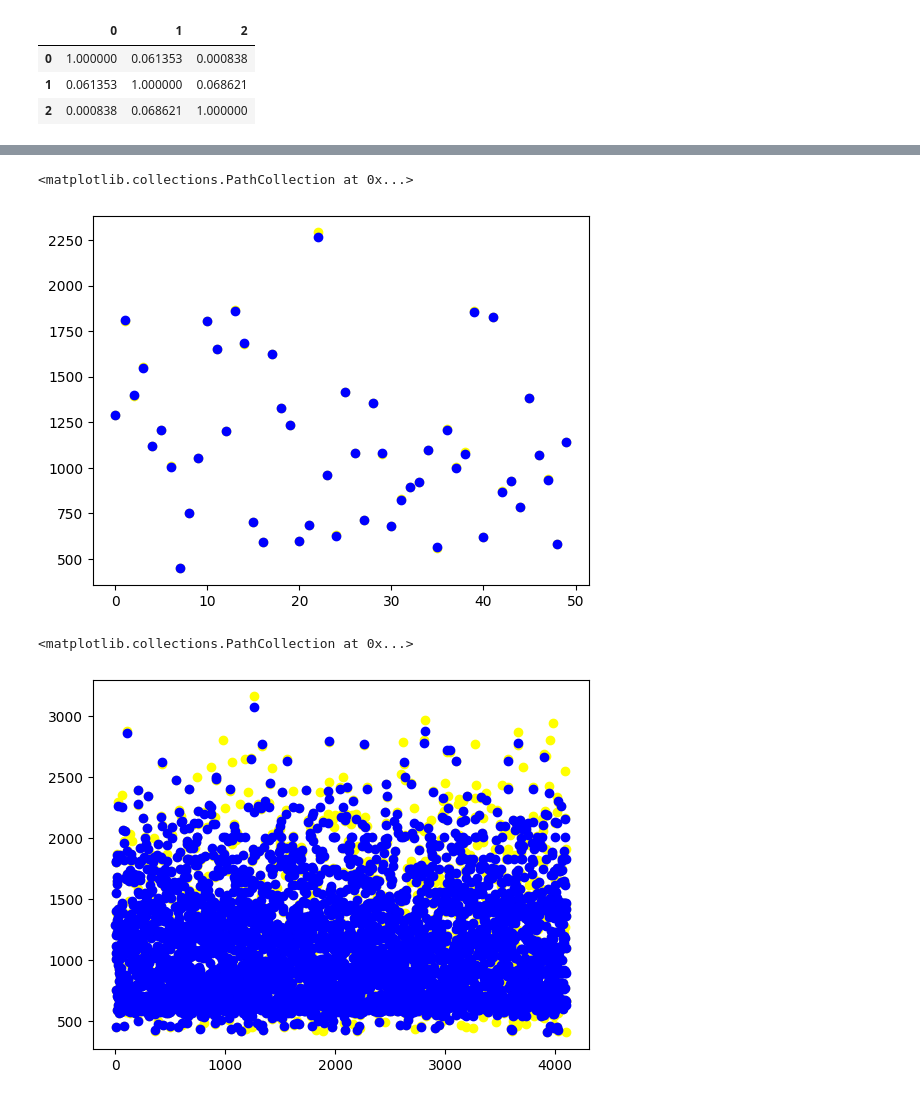
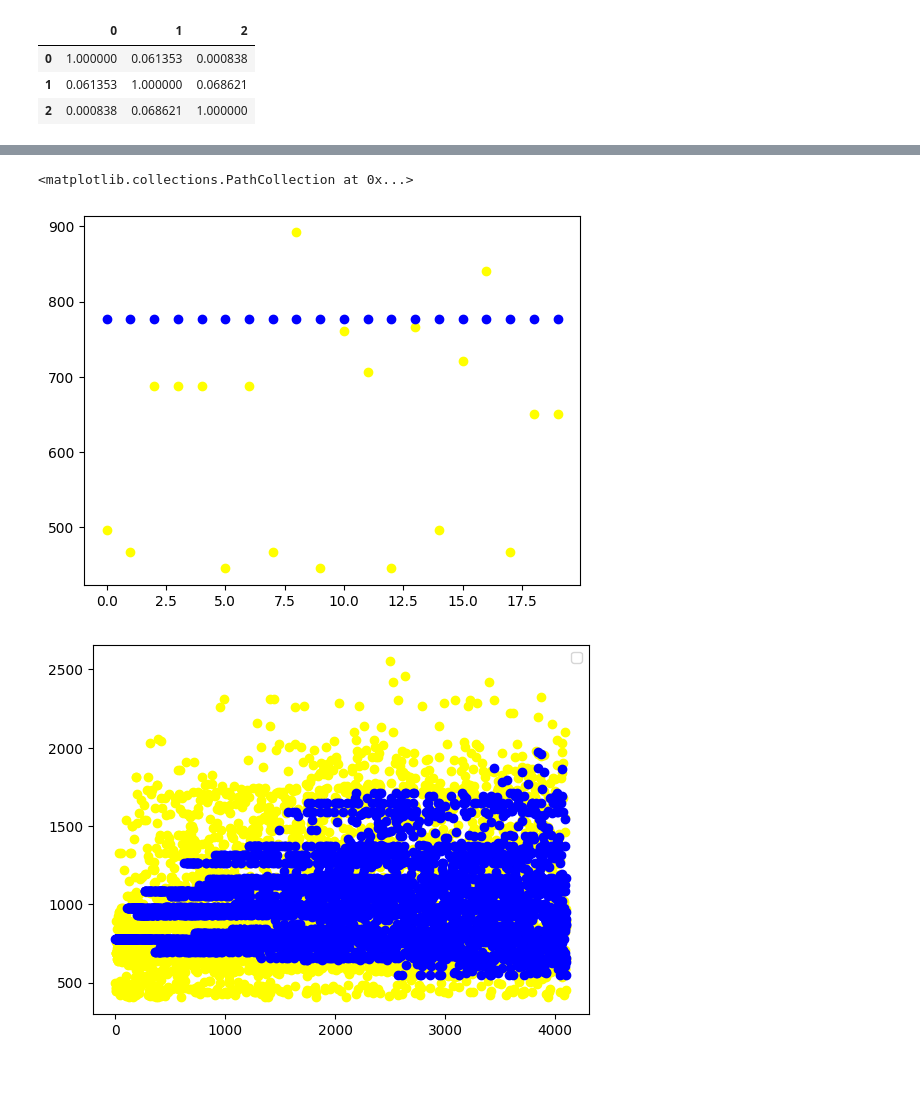
Before and after one commit to Zramzek/Tubes-PKB-KNN, a Jupyter notebook: TubesAI.ipynb, the cells around one changed output, grey strips where cells are left out. Cells and saved outputs as stored; diff of their text form; code cells hidden in the pictures.

```diff
--- a/TubesAI.ipynb
+++ b/TubesAI.ipynb
@@ -37,18 +20,14 @@ df_data.head(20)
 dataset = dataset[:, [0,1,1]]
 # %%
 random.shuffle(dataset)
-split = int(0.8 * len(dataset))
-train_data = dataset[:split]
-test_data = dataset[split:]
+split = int(0.2 * len(dataset))
+train_data = dataset[split:]
+test_data = dataset[:split]
-# %%
-train_data = train_data[:, [0,1,1]]
-test_data = test_data[:, [0,1,1]]
 # %%
 def calculate_euclidean_distance(training_features, query_features):
     return np.sqrt(np.sum(np.square(query_features-training_features), axis=1))
 # %%
-def predict(train_data, test_data):
-    k = 5
+def predict(train_data, test_data, k):
     distances = calculate_euclidean_distance(train_data[:, 0:-1], test_data[0:-1])
 
     indices = np.argsort(distances)
@@ -68,21 +47,20 @@ def count_errors(actual_target_values, predicted_target_values, threshold):
     errors = np.abs(predicted_target_values - actual_target_values) > threshold
     return np.sum(errors)
 # %%
-start_time = time.process_time()
+k = [1,3,5,7,9]
+threshold = 0.1
+all_predictions = {}
 
-predictions = []
+for kn in k:
+    predictions = []
+    for i in range(len(test_data)):
+        predicted_value = predict(train_data, test_data[i], kn)
+        predictions.append(predicted_value)
 
-for i in range(len(test_data)):
-    predicted_value = predict(train_data, test_data[i])
-    predictions.append(predicted_value)
+    all_predictions[kn] = predictions
+    r2_score = calculate_r2(test_data[:, -1], np.array(predictions))
+    number_of_errors = count_errors(test_data[:, -1], predictions, threshold)
 
-r2_score = calculate_r2(test_data[:, -1], np.array(predictions))
-threshold = 0.01
-number_of_errors = count_errors(test_data[:, -1], predictions, threshold)
-
-end_time = time.process_time()
-
-print("R2 Score is: ", r2_score)
-print("Number of errors:", number_of_errors)
-print("Time taken: ", end_time-start_time)
+    print(f"R2 score with k={kn} is :", r2_score)
+    print(f"Number of Error with k={kn} is :", number_of_errors ,"out of", len(test_data), "data", '\n')
 # %% [output]
@@ -92,12 +94,13 @@ Time taken:  2.8125
 # %%
-plt.scatter(np.arange(50), test_data[0:50, -1], color= 'yellow')
-plt.scatter(np.arange(50), predictions[0:50], color= 'blue')
+plt.scatter(np.arange(20), test_data[0:20, -1], color= 'yellow')
+plt.scatter(np.arange(20), predictions[0:20], color= 'blue')
 # %% [output]
 <matplotlib.collections.PathCollection at 0x...>
-[figure, old version]
+[figure, new version]
 # %%
 plt.scatter(np.arange(len(test_data)), test_data[:, -1], color= 'yellow')
 plt.scatter(np.arange(len(test_data)), predictions, color= 'blue')
+plt.legend()
+plt.show()
 # %% [output]
-<matplotlib.collections.PathCollection at 0x...>
-[figure, old version]
+[figure, new version]
```
Also changed, not shown: parts of 5 cells of this notebook, 1 other file.
